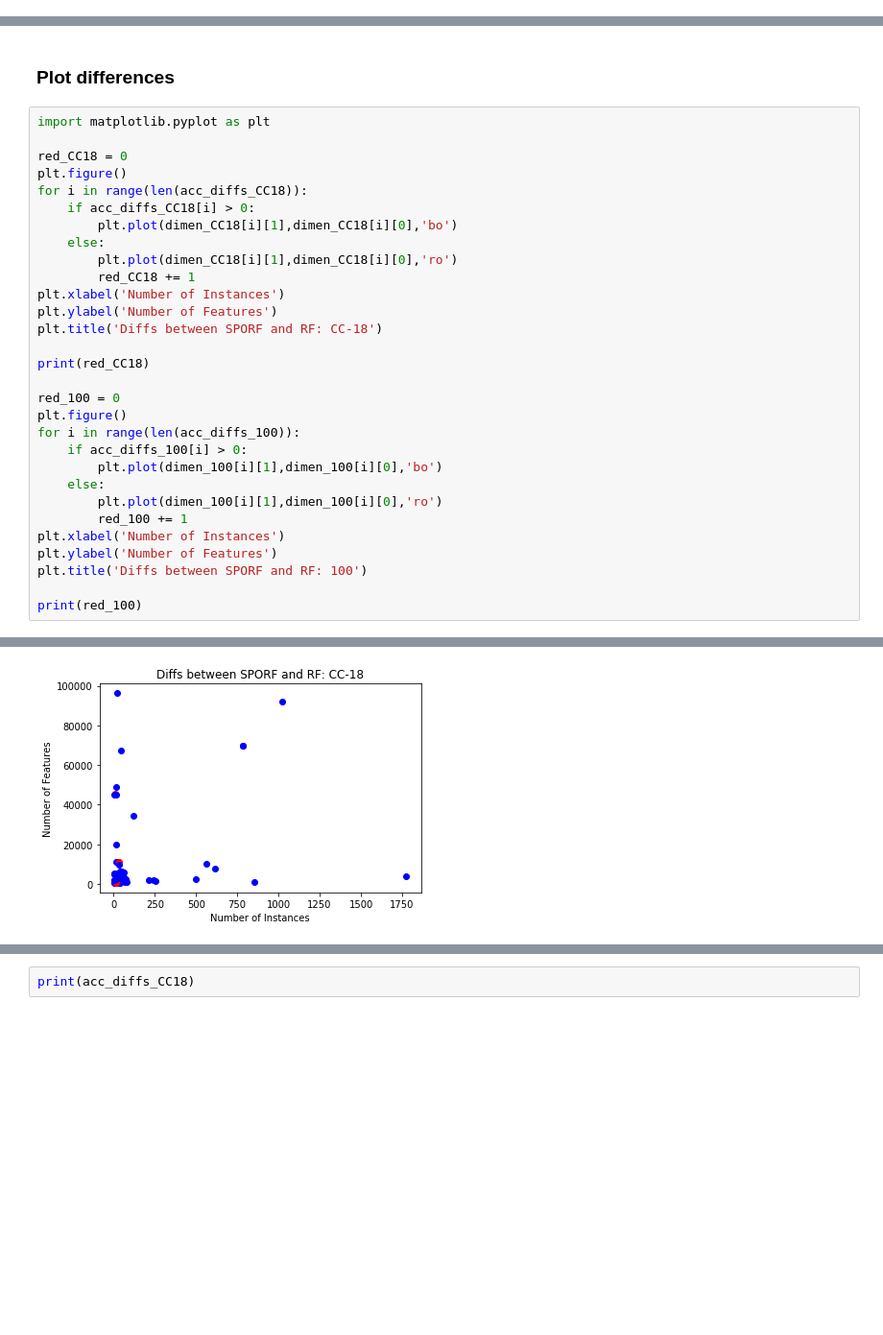
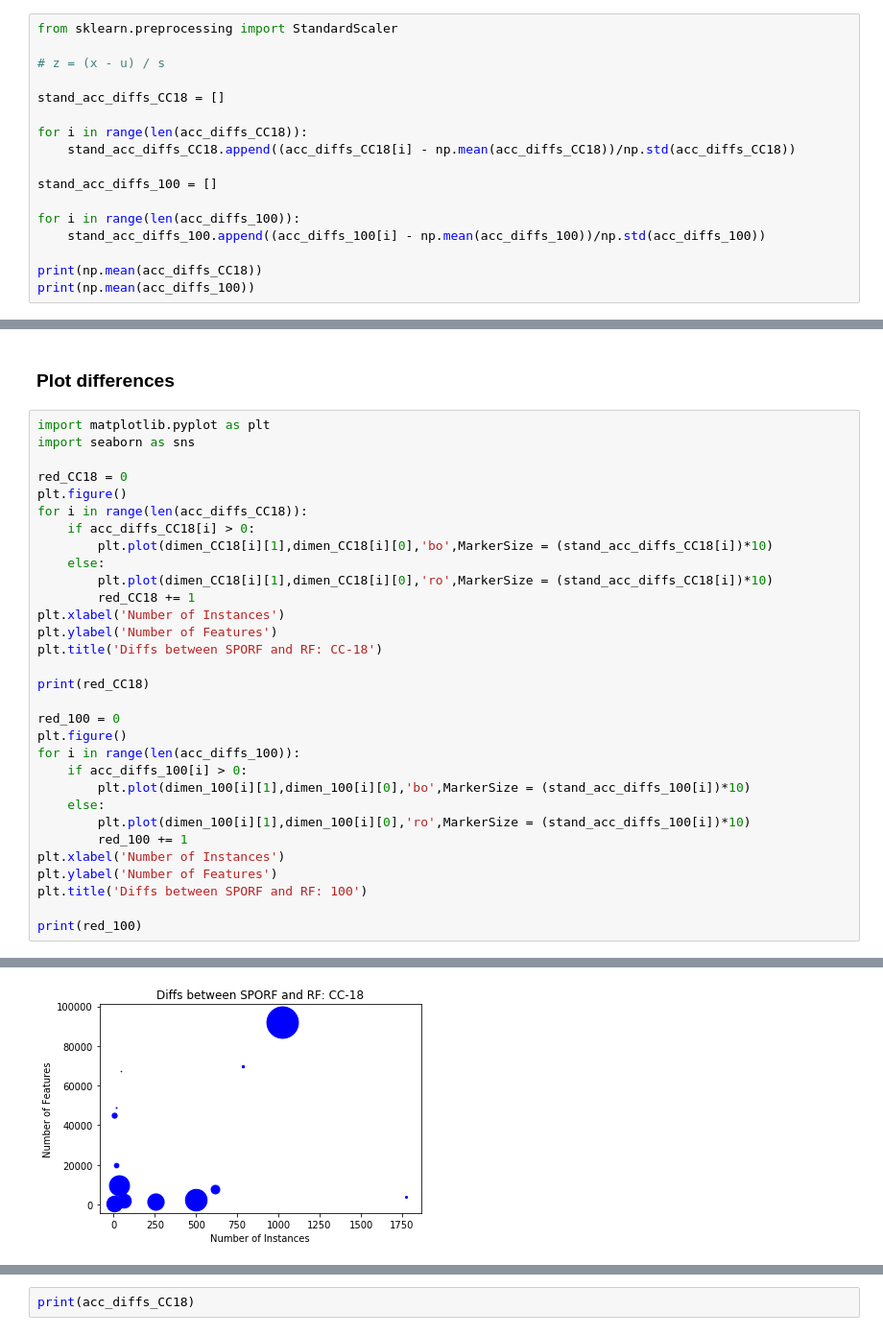
Before and after one commit to NeuroDataDesign/tealeaf, a Jupyter notebook: suyeon/code/OpenML_SPORF_vs_sklearnRF.ipynb, the cells around one changed output, grey strips where cells are left out. Shown at 96% size. Cells and saved outputs as stored; diff of their text form; blank space fills up the shorter version.

```diff
--- a/suyeon/code/OpenML_SPORF_vs_sklearnRF.ipynb
+++ b/suyeon/code/OpenML_SPORF_vs_sklearnRF.ipynb
@@ -141,0 +119,17 @@ dimen_100 = np.delete(dimen_100,[89],axis=0)
+# %%
+from sklearn.preprocessing import StandardScaler
+
+# z = (x - u) / s
+
+stand_acc_diffs_CC18 = []
+
+for i in range(len(acc_diffs_CC18)):
+    stand_acc_diffs_CC18.append((acc_diffs_CC18[i] - np.mean(acc_diffs_CC18))/np.std(acc_diffs_CC18))
+
+stand_acc_diffs_100 = []
+
+for i in range(len(acc_diffs_100)):
+    stand_acc_diffs_100.append((acc_diffs_100[i] - np.mean(acc_diffs_100))/np.std(acc_diffs_100))
+
+print(np.mean(acc_diffs_CC18))
+print(np.mean(acc_diffs_100))
@@ -143,35 +140,36 @@ dimen_100 = np.delete(dimen_100,[89],axis=0)
 ### Plot differences
 # %%
 import matplotlib.pyplot as plt
+import seaborn as sns
 
 red_CC18 = 0
 plt.figure()
 for i in range(len(acc_diffs_CC18)):
     if acc_diffs_CC18[i] > 0:
-        plt.plot(dimen_CC18[i][1],dimen_CC18[i][0],'bo')
+        plt.plot(dimen_CC18[i][1],dimen_CC18[i][0],'bo',MarkerSize = (stand_acc_diffs_CC18[i])*10)
     else:
-        plt.plot(dimen_CC18[i][1],dimen_CC18[i][0],'ro')
+        plt.plot(dimen_CC18[i][1],dimen_CC18[i][0],'ro',MarkerSize = (stand_acc_diffs_CC18[i])*10)
         red_CC18 += 1
 plt.xlabel('Number of Instances')
 plt.ylabel('Number of Features')
 plt.title('Diffs between SPORF and RF: CC-18')
 
 print(red_CC18)
 
 red_100 = 0
 plt.figure()
 for i in range(len(acc_diffs_100)):
     if acc_diffs_100[i] > 0:
-        plt.plot(dimen_100[i][1],dimen_100[i][0],'bo')
+        plt.plot(dimen_100[i][1],dimen_100[i][0],'bo',MarkerSize = (stand_acc_diffs_100[i])*10)
     else:
-        plt.plot(dimen_100[i][1],dimen_100[i][0],'ro')
+        plt.plot(dimen_100[i][1],dimen_100[i][0],'ro',MarkerSize = (stand_acc_diffs_100[i])*10)
         red_100 += 1
 plt.xlabel('Number of Instances')
 plt.ylabel('Number of Features')
 plt.title('Diffs between SPORF and RF: 100')
 
 print(red_100)
 # %% [output]
 9
 8
-[figure, old version]
+[figure, new version]
```
Also changed, not shown: parts of 4 cells of this notebook, 4 other files.
